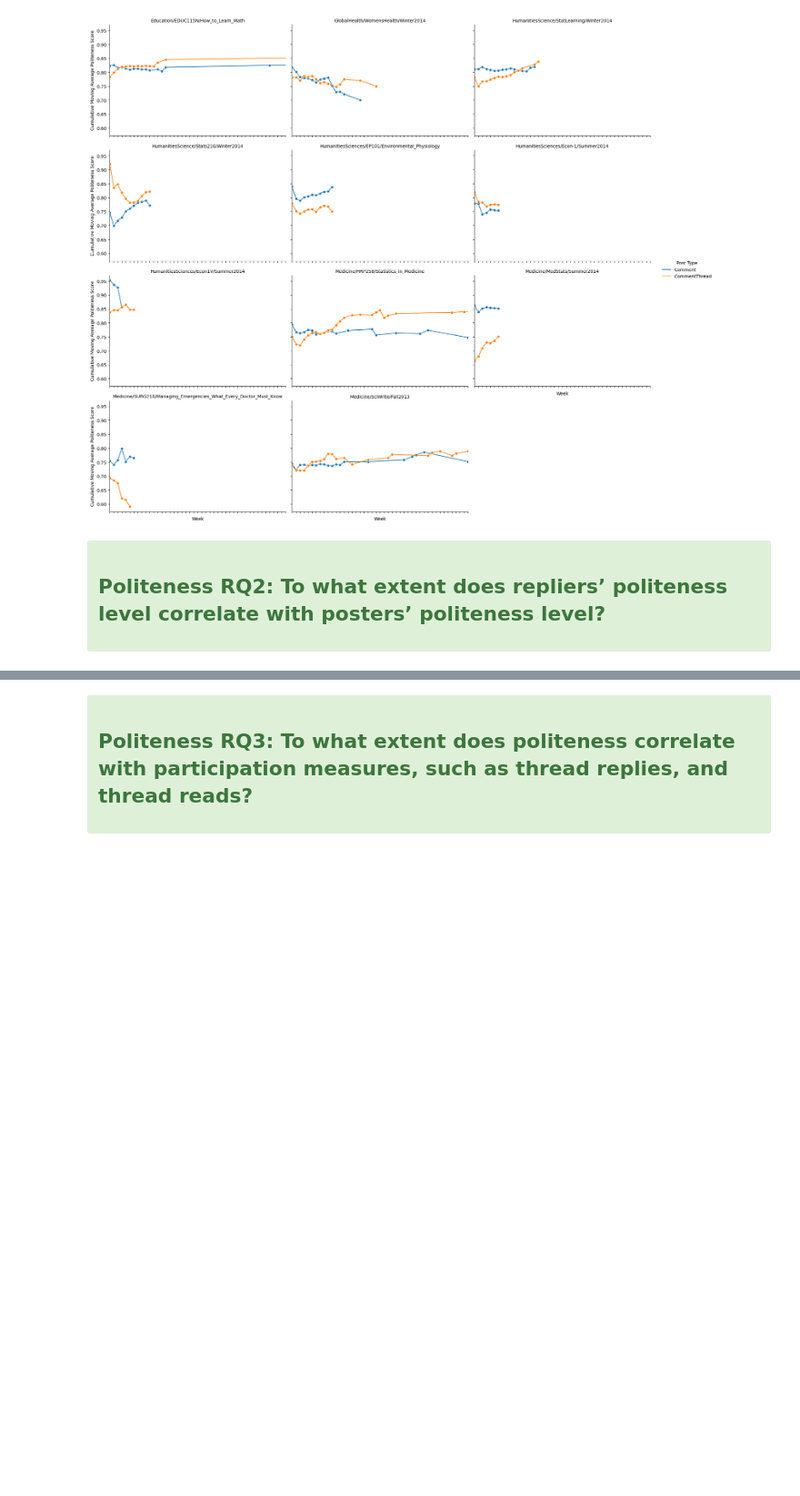
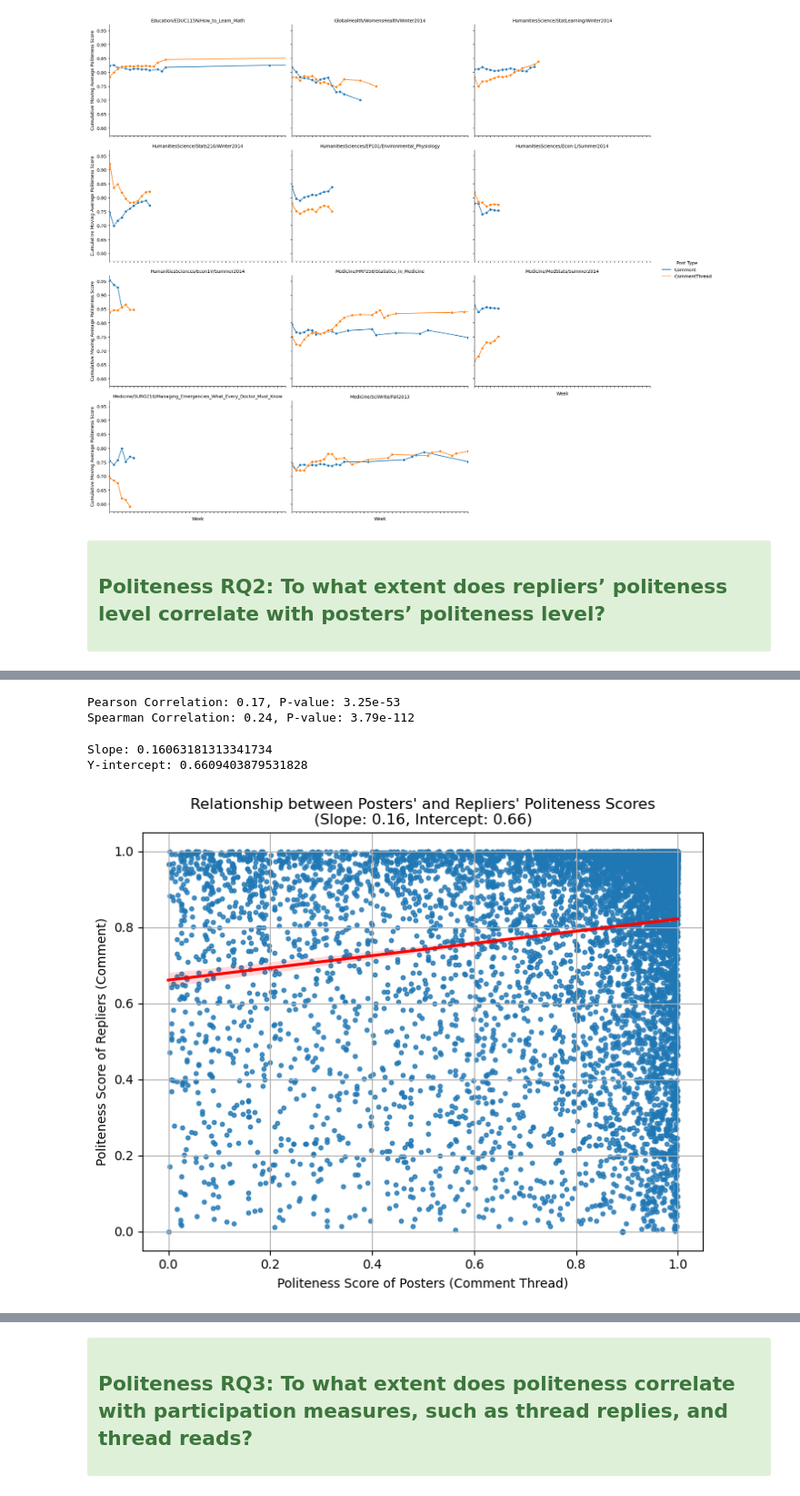
Before and after one commit to cyue0016/polite_minor_thesis, a Jupyter notebook: graph.ipynb, the cells around one changed output, grey strips where cells are left out. Shown at 91% size. Saved outputs shown, nothing was run; the diff lists cells and outputs as text; code cells hidden in the pictures; blank space fills up the shorter version.

Commit message:
data files

```diff
--- a/graph.ipynb
+++ b/graph.ipynb
@@ -1293,0 +1675,25 @@ Number of Comment and CommentThread pairs: 8329
+# %%
+# Step 1: Merge with the original dataframe to get Opinion, Question and Answer columns for Comment and CommentThread
+comment_info = df[['unique_id', 'Opinion(1/0)', 'Question(1/0)', 'Answer(1/0)']]
+
+# Merge 'Opinion', 'Question', 'Answer' columns for comments
+merged_comments = merged_pairs.merge(comment_info, left_on='unique_id_comment', right_on='unique_id', suffixes=('', '_comment'))
+
+# Rename the columns to indicate that they correspond to the comments
+merged_comments.rename(columns={
+    'Opinion(1/0)': 'Opinion(1/0)_comment',
+    'Question(1/0)': 'Question(1/0)_comment',
+    'Answer(1/0)': 'Answer(1/0)_comment'
+}, inplace=True)
+
+# Merge 'Opinion', 'Question', 'Answer' columns for comment threads
+merged_final = merged_comments.merge(comment_info, left_on='unique_id_thread', right_on='unique_id', suffixes=('', '_thread'))
+
+# Rename the columns to indicate that they correspond to the comment threads
+merged_final.rename(columns={
+    'Opinion(1/0)': 'Opinion(1/0)_thread',
+    'Question(1/0)': 'Question(1/0)_thread',
+    'Answer(1/0)': 'Answer(1/0)_thread'
+}, inplace=True)
+
+# merged_final.head(1)
@@ -1293,0 +1826,33 @@ Number of Comment and CommentThread pairs: 8329
+# %%
+# Calculate Pearson correlation
+pearson_corr, pearson_pval = pearsonr(merged_final['politeness_score_thread'], merged_final['politeness_score_comment'])
+
+# Calculate Spearman correlation
+spearman_corr, spearman_pval = spearmanr(merged_final['politeness_score_thread'], merged_final['politeness_score_comment'])
+
+print(f"Pearson Correlation: {pearson_corr:.2f}, P-value: {pearson_pval:.2e}")
+print(f"Spearman Correlation: {spearman_corr:.2f}, P-value: {spearman_pval:.2e}")
+# %% [output]
+Pearson Correlation: 0.17, P-value: 3.25e-53
+Spearman Correlation: 0.24, P-value: 3.79e-112
+# %%
+# Calculate the slope and intercept
+slope, intercept, r_value, p_value, std_err = linregress(merged_final['politeness_score_thread'], merged_final['politeness_score_comment'])
+
+# Print the slope and intercept
+print(f"Slope: {slope}")
+print(f"Y-intercept: {intercept}")
+
+# Create scatter plot with regression line
+plt.figure(figsize=(8, 6))
+sns.regplot(x='politeness_score_thread', y='politeness_score_comment', data=merged_final, scatter_kws={"s": 10}, line_kws={"color": "red"})
+
+plt.title(f'Relationship between Posters\' and Repliers\' Politeness Scores\n(Slope: {slope:.2f}, Intercept: {intercept:.2f})')
+plt.xlabel('Politeness Score of Posters (Comment Thread)')
+plt.ylabel('Politeness Score of Repliers (Comment)')
+plt.grid(True)
+plt.show()
+# %% [output]
+Slope: 0.16063181313341734
+Y-intercept: 0.6609403879531828
+[figure, added]
```
Also changed, not shown: parts of 53 cells of this notebook, 2 other files.
